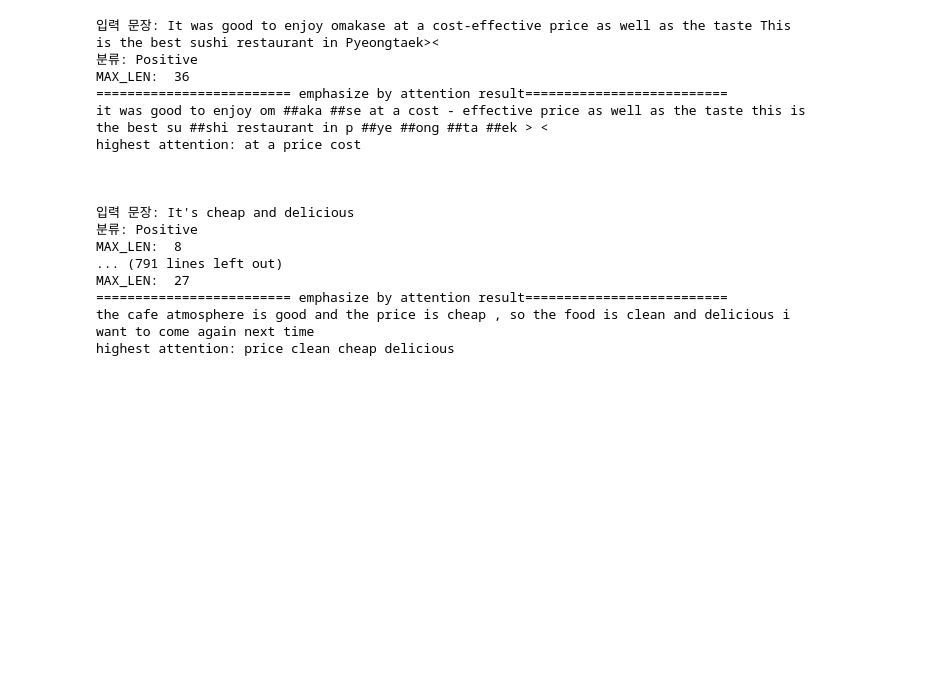
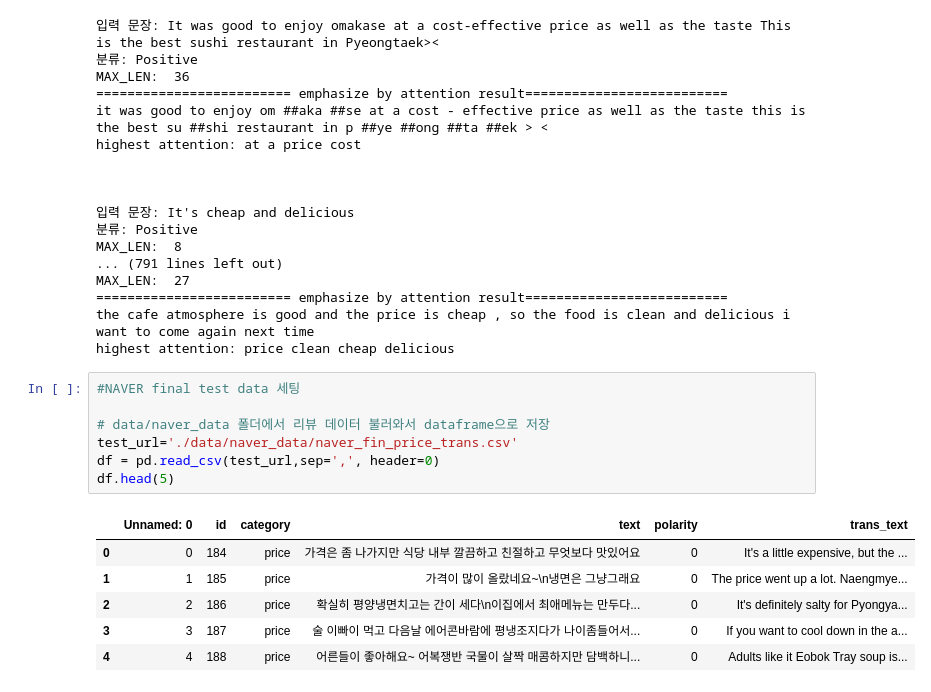
Before and after one commit to Eunjin3395/graduation_project, a Jupyter notebook: BERT_fine_tuning_Price.ipynb, the cells around one changed output. Cells and saved outputs as stored; diff of their text form; blank space fills up the shorter version.

Commit message:
Add naver final test

```diff
--- a/BERT_fine_tuning_Price.ipynb
+++ b/BERT_fine_tuning_Price.ipynb
@@ -861,3 +906,17 @@ MAX_LEN:  27
 ========================= emphasize by attention result==========================
 the cafe atmosphere is good and the price is cheap , so the food is clean and delicious i want to come again next time
 highest attention: price clean cheap delicious
+# %%
+#NAVER final test data 세팅
+
+# data/naver_data 폴더에서 리뷰 데이터 불러와서 dataframe으로 저장
+test_url='./data/naver_data/naver_fin_price_trans.csv'
+df = pd.read_csv(test_url,sep=',', header=0)
+df.head(5)
+# %% [output]
+|  | Unnamed: 0 | id | category | text | polarity | trans_text |
+| 0 | 0 | 184 | price | 가격은 좀 나가지만 식당 내부 깔끔하고 친절하고 무엇보다 맛있어요 | 0 | It's a little expensive, but the ... |
+| 1 | 1 | 185 | price | 가격이 많이 올랐네요~\n냉면은 그냥그래요 | 0 | The price went up a lot. Naengmye... |
+| 2 | 2 | 186 | price | 확실히 평양냉면치고는 간이 세다\n이집에서 최애메뉴는 만두다... | 0 | It's definitely salty for Pyongya... |
+| 3 | 3 | 187 | price | 술 이빠이 먹고 다음날 에어콘바람에 평냉조지다가 나이좀들어서... | 0 | If you want to cool down in the a... |
+| 4 | 4 | 188 | price | 어른들이 좋아해요~ 어복쟁반 국물이 살짝 매콤하지만 담백하니... | 0 | Adults like it Eobok Tray soup is... |
```
Also changed, not shown: parts of 16 cells of this notebook, 2 other files.
